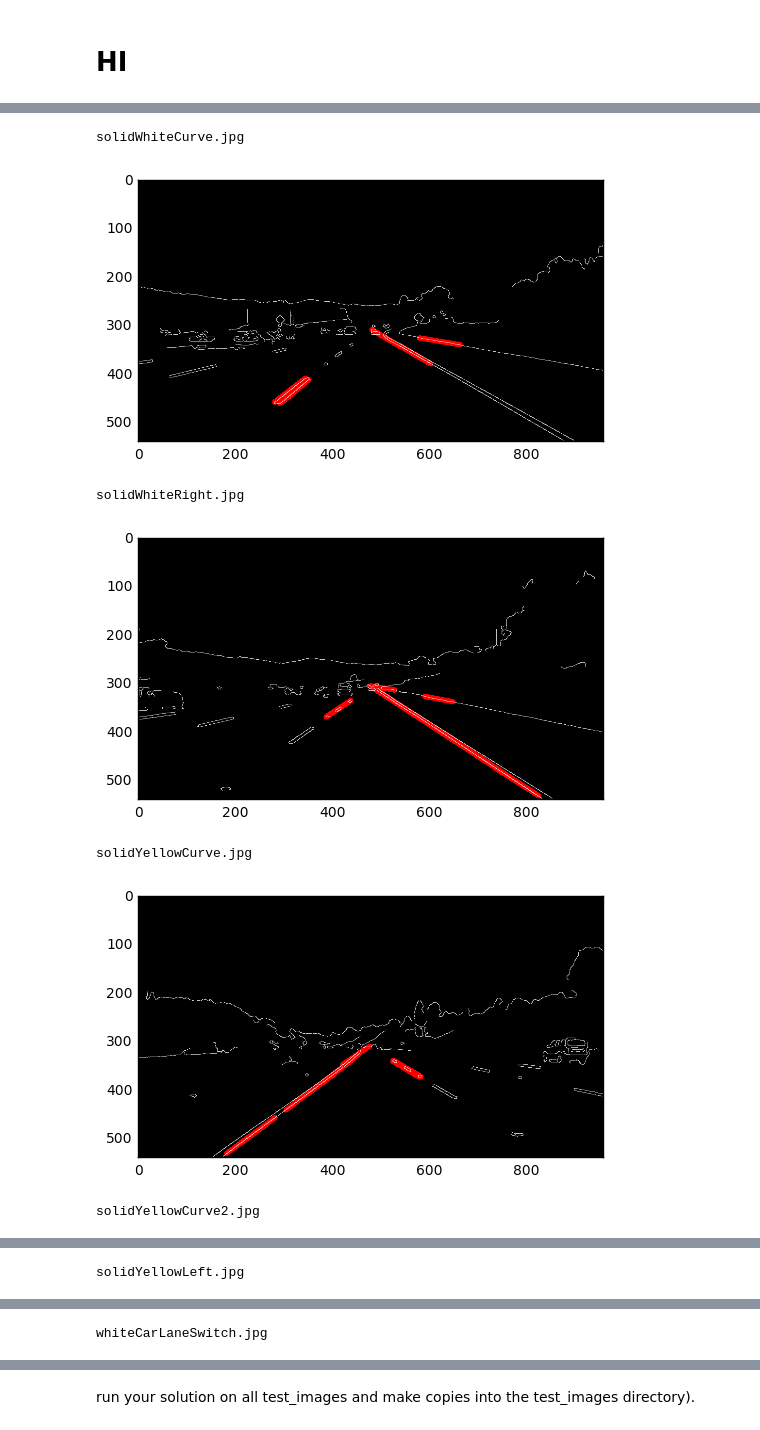
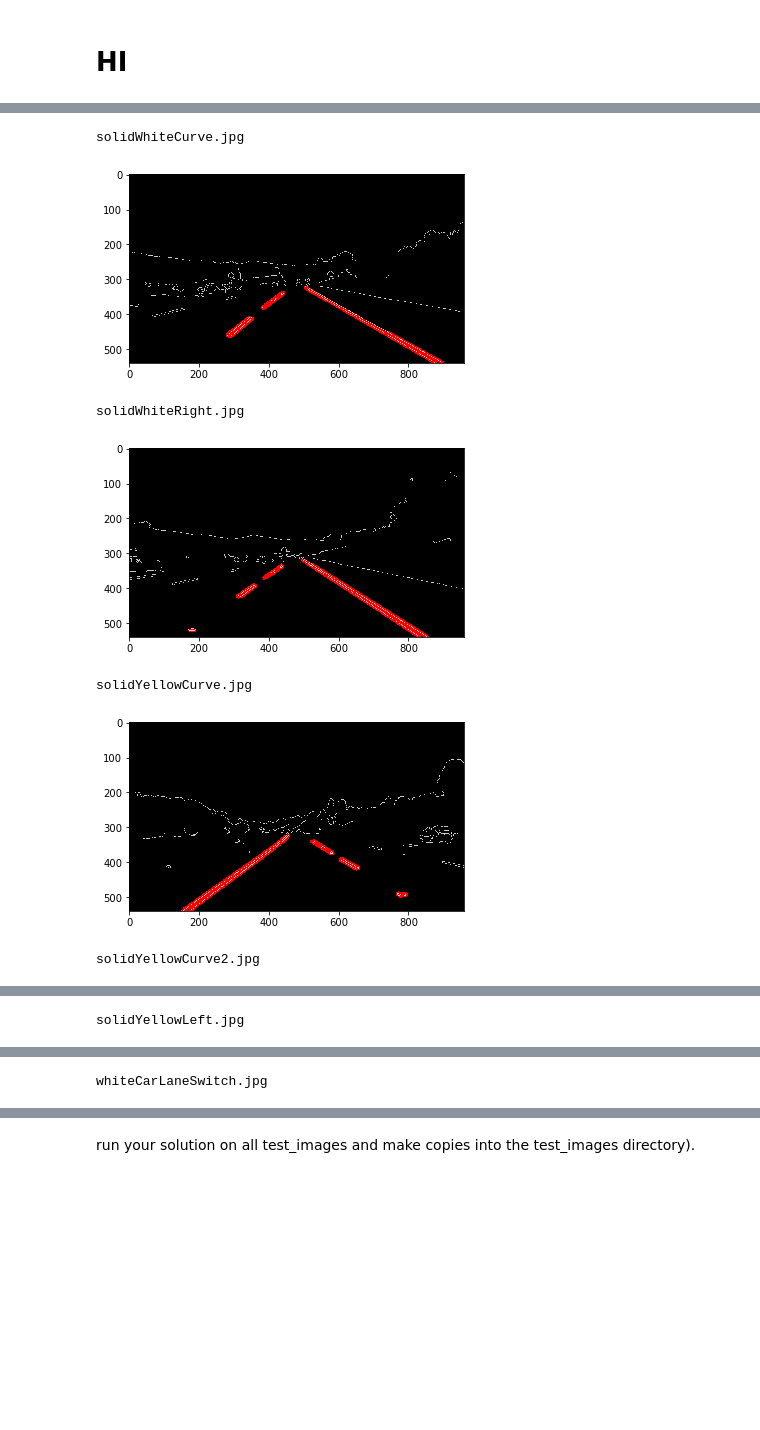
Before and after one commit to salimoha/Car_Line_detection, a Jupyter notebook: P1.ipynb, the cells around one changed output, grey strips where cells are left out. Drawn from its saved outputs; the diff is of its cells as text; code cells hidden in the pictures; blank space fills up the shorter version.

```diff
--- a/P1.ipynb
+++ b/P1.ipynb
@@ -167,13 +191,12 @@ Now you should build your pipeline to work on the images in the directory "test_
 # %%
 import os
 rootpath = os.listdir("test_images/")
-
 for filename in rootpath:
-    print(filename)
-#     print
-    image = mpimg.imread("test_images/"+filename)
-# print(type(rootpath[1]))
-    plt.imshow(image)
-    plt.show()
+     print(filename)
+# #     print
+#     image = mpimg.imread("test_images/"+filename)
+# # print(type(rootpath[1]))
+#     plt.imshow(image)
+#     plt.show()
 # %% [output]
 solidWhiteCurve.jpg
@@ -212,45 +229,46 @@ for filename in rootpath:
 
 # This time we are defining a four sided polygon to mask
     imshape = image.shape
-    vertices = np.array([[(0,imshape[0]),(390,320),(450,320),(330,400), (imshape[1], 0), (imshape[1],imshape[0])]], dtype=np.int32)
+    vertices = np.array([[(150,imshape[0]),(420,330),(500,320), (900,imshape[0])]], dtype=np.int32)
 #
 # vertices = np.array([[(0,imshape[0]),(450, 410), (500, 410), (imshape[1],imshape[0])]], dtype=np.int32)
     cv2.fillPoly(mask, vertices, ignore_mask_color)
 
     masked_edges = cv2.bitwise_and(edges, mask)
 
 # Define the Hough transform parameters
 # Make a blank the same size as our image to draw on
     rho = 2# distance resolution in pixels of the Hough grid
     theta = np.pi/180 # angular resolution in radians of the Hough grid
     threshold = 15     # minimum number of votes (intersections in Hough grid cell)
-    min_line_length = 50 #minimum number of pixels making up a line
+    min_line_length = 0.5 #minimum number of pixels making up a line
+#      min_line_length = 50 # resulted in missed lots of segments which had fewer number of pixels
     max_line_gap = 20    # maximum gap in pixels between connectable line segments
     line_image = np.copy(image)*0 # creating a blank to draw lines on
 
 # Run Hough on edge detected image
 # Output "lines" is an array containing endpoints of detected line segments
     lines = cv2.HoughLinesP(masked_edges, rho, theta, threshold, np.array([]),
                             min_line_length, max_line_gap)
 
 # Iterate over the output "lines" and draw lines on a blank image
     for line in lines:
         for x1,y1,x2,y2 in line:
-            if y1 > 300 and y2 > 300 and x1<850 and x2<850 and x1>160 and x2>160:
+#             if y1 > 300 and y2 > 300 and x1<850 and x2<850 and x1>160 and x2>160:
                 cv2.line(line_image,(x1,y1),(x2,y2),(255,0,0),10)
 
 # Create a "color" binary image to combine with line image
     color_edges = np.dstack((edges, edges, edges))
 
 # Draw the lines on the edge image
     lines_edges = cv2.addWeighted(color_edges, 0.8, line_image, 1, 0)
     plt.imshow(lines_edges)
     plt.show()
 # %% [output]
 solidWhiteCurve.jpg
-[figure, old version]
+[figure, new version]
 solidWhiteRight.jpg
-[figure, old version]
+[figure, new version]
 solidYellowCurve.jpg
-[figure, old version]
+[figure, new version]
 solidYellowCurve2.jpg
```
Also changed, not shown: parts of 22 cells of this notebook.
